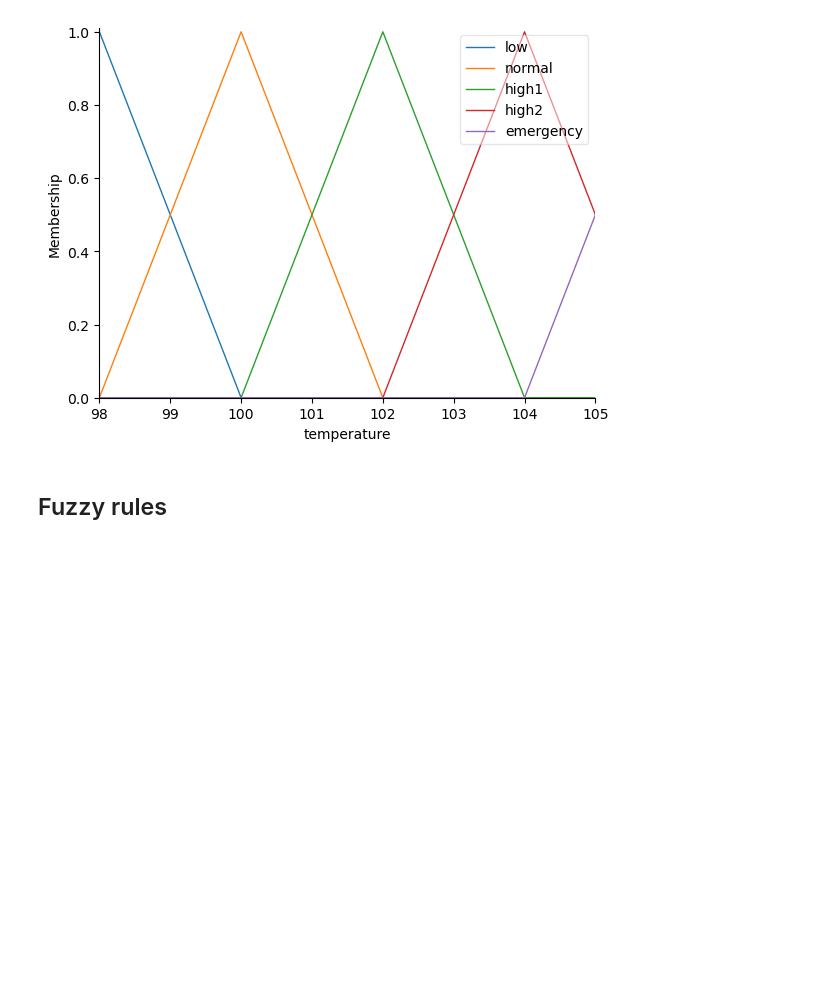
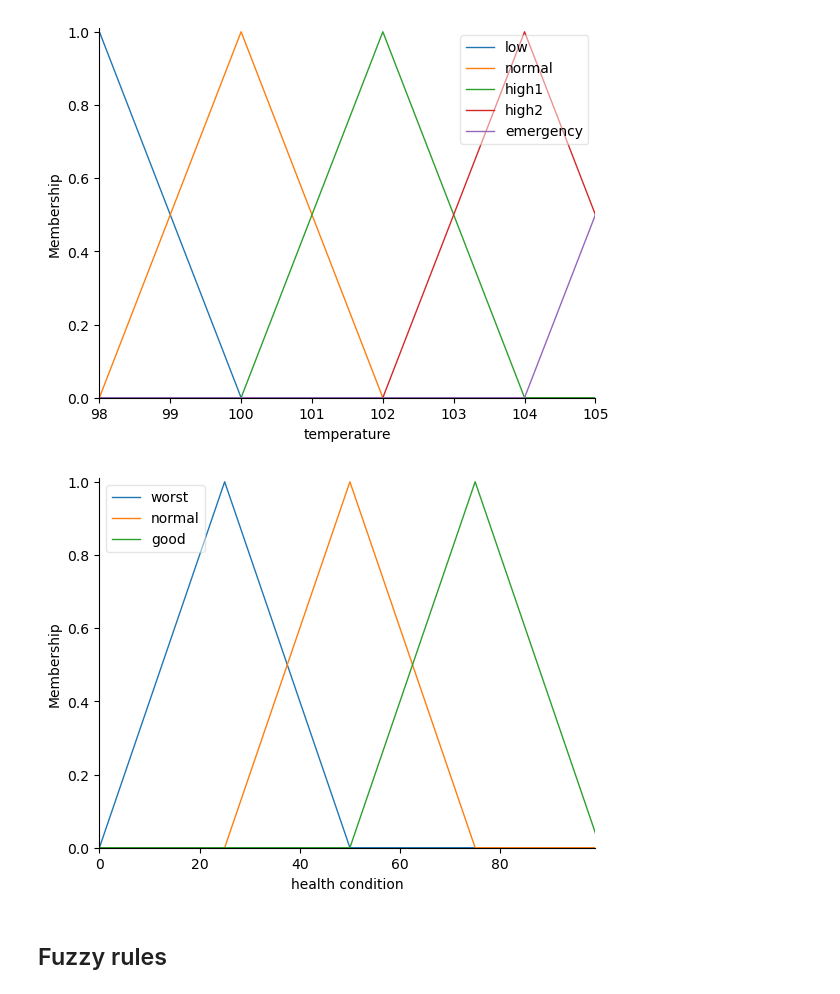
Before and after one commit to DiaaAhmedHassan/smart_system, a Jupyter notebook: main_system.ipynb, the cells around one changed output. Drawn from its saved outputs; the diff is of its cells as text; code cells hidden in the pictures; blank space fills up the shorter version.

```diff
--- a/main_system.ipynb
+++ b/main_system.ipynb
@@ -11,6 +11,7 @@ BP = ctrl.Antecedent(universe = np.arange(80, 180, 1), label = 'BP')
 temperature = ctrl.Antecedent(universe = np.arange(98, 106, 1), label = 'temperature')
 
 # output variables: Diaa
+health_cond = ctrl.Consequent(universe=np.arange(0,100,1), label='health condition', defuzzify_method='centroid')
 # %% [markdown]
 ## Subsets & Membership functions
 # %%
@@ -29,6 +30,9 @@ temperature['emergency'] = fuzz.trimf(temperature.universe, [104, 106, 106])
 
 
 # output variables: Diaa
+health_cond['worst'] = fuzz.trimf(health_cond.universe, [0,25,50])
+health_cond['normal'] = fuzz.trimf(health_cond.universe, [25,50,75])
+health_cond['good'] = fuzz.trimf(health_cond.universe, [50,75,100])
 # %%
 BP.view()
 # %% [output]
@@ -37,6 +41,10 @@ BP.view()
 temperature.view()
 # %% [output]
 [figure]
+# %%
+health_cond.view() # Diaa
+# %% [output]
+[figure, added]
 # %% [markdown]
 ## Fuzzy rules
 # %%
```
Also changed, not shown: parts of 1 cell of this notebook.
